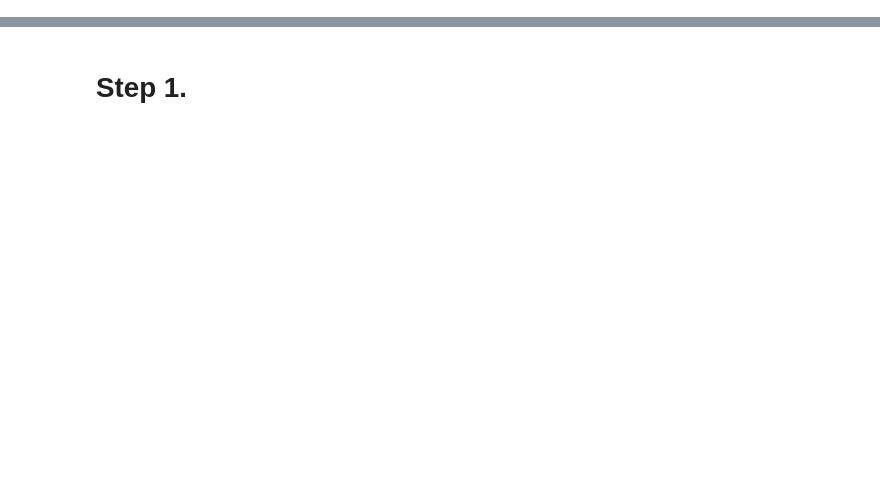
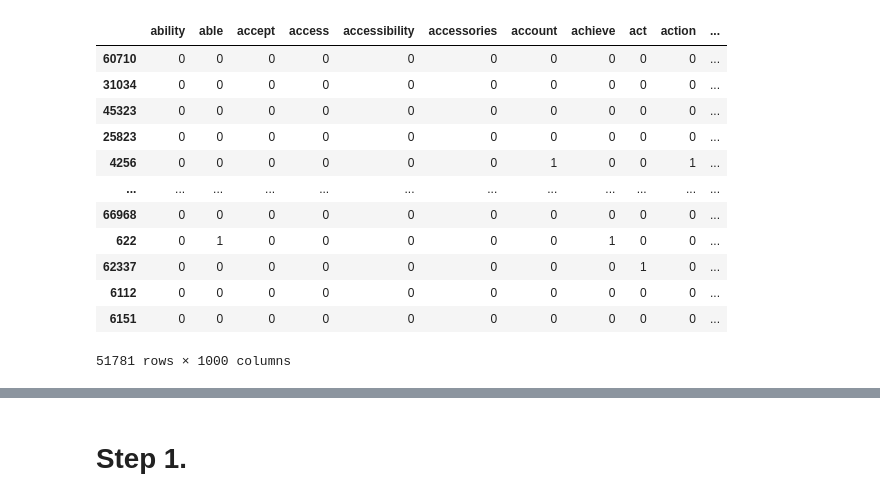
Before and after one commit to ryankarel/cs-7641-ul, a Jupyter notebook: RK UL.ipynb, the cells around one changed output, grey strips where cells are left out. Cells and saved outputs as stored; diff of their text form; code cells hidden in the pictures; blank space fills up the shorter version.

```diff
--- a/RK UL.ipynb
+++ b/RK UL.ipynb
@@ -22,7 +32,7 @@ Y_wine = pd.read_pickle('data/wine/Y.pkl')
 # --- split
 
 X_bus_train, X_bus_test, Y_bus_train, Y_bus_test = train_test_split(
-    X_bus.values, Y_bus.values,
+    X_bus, Y_bus,
     test_size=0.3,
     random_state=random_state
 )
@@ -42,3 +52,19 @@ holdout_datasets = {
     'BusClass': (X_bus_test, Y_bus_test),
     'Wine': (X_wine_test, Y_wine_test)
 }
+# %%
+training_datasets['BusClass'][0]
+# %% [output]
+|  | ability | able | accept | access | accessibility | accessories | account | achieve | act | action | ... |
+| 60710 | 0 | 0 | 0 | 0 | 0 | 0 | 0 | 0 | 0 | 0 | ... |
+| 31034 | 0 | 0 | 0 | 0 | 0 | 0 | 0 | 0 | 0 | 0 | ... |
+| 45323 | 0 | 0 | 0 | 0 | 0 | 0 | 0 | 0 | 0 | 0 | ... |
+| 25823 | 0 | 0 | 0 | 0 | 0 | 0 | 0 | 0 | 0 | 0 | ... |
+| 4256 | 0 | 0 | 0 | 0 | 0 | 0 | 1 | 0 | 0 | 1 | ... |
+| ... | ... | ... | ... | ... | ... | ... | ... | ... | ... | ... | ... |
+| 66968 | 0 | 0 | 0 | 0 | 0 | 0 | 0 | 0 | 0 | 0 | ... |
+| 622 | 0 | 1 | 0 | 0 | 0 | 0 | 0 | 1 | 0 | 0 | ... |
+| 62337 | 0 | 0 | 0 | 0 | 0 | 0 | 0 | 0 | 1 | 0 | ... |
+| 6112 | 0 | 0 | 0 | 0 | 0 | 0 | 0 | 0 | 0 | 0 | ... |
+| 6151 | 0 | 0 | 0 | 0 | 0 | 0 | 0 | 0 | 0 | 0 | ... |
+51781 rows × 1000 columns
```
Also changed, not shown: parts of 22 cells of this notebook.
